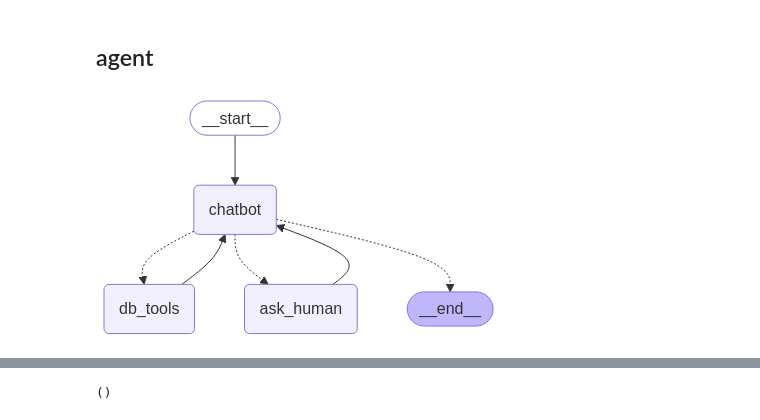
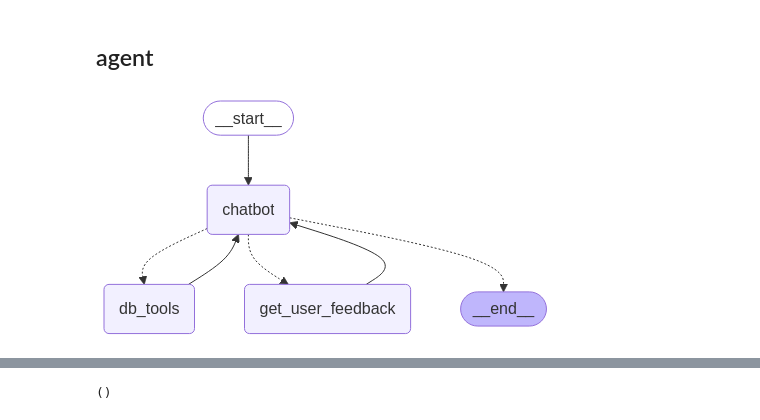
Before and after one commit to josiah-chua/data-mapper-agent, a Jupyter notebook: dev.ipynb, the cells around one changed output, grey strips where cells are left out. Drawn from its saved outputs; the diff is of its cells as text; code cells hidden in the pictures.

Commit message:
removed user feedback codes

```diff
--- a/dev.ipynb
+++ b/dev.ipynb
@@ -102,7 +106,7 @@ db_tools = [
     db_shop_query_tool,
 ]
 # %%
-all_tools = db_tools + [AskHuman]
+all_tools = db_tools + [HumanFeedback]
 # %% [markdown]
 ## agent
 # %%
@@ -120,11 +124,12 @@ agent_llm = agent_llm.bind_tools(all_tools)
 
 # System message
 sys_msg = SystemMessage(content="""You are a data mapping assistant profficient with SQL whose job is to use the 2 databases shop and finance that you are connected to, to match fields with the list of fields in a dataset.
-There are 4 main tasks:
+There are 2 main tasks:
 1. Match fields, find all possible matches from both data bases and give a confidence rating of low medium high based on how confident you are that that database table field maps to the given field.
-2. Always ask the user for feedback after being done with the mapping using the feedback tool.
-3. Generate the SQL query to give you the final data table
-4. Ensure that if columns are joint from different databases/tables match the same field, convert them same format for example, categories of countries might be (US, EU...) in one but in another it is (America, Europe ...) and numerical value are in the same precision/units.
+2. Generate the SQL query to give you the final data table
+Make sure to enforce these rules:
+1. Always ask the user for feedback after being done with the mapping using the feedback tool.
+2. Ensure that if columns are joint from different databases/tables match the same field, convert them same format for example, categories of countries might be (US, EU...) in one but in another it is (America, Europe ...) and numerical value are in the same precision/units.
 """)
 
 def chatbot(state: State):
@@ -170,7 +175,7 @@ def ask_human(state):
         user_message = [
             {
                 'content': feedback,
-                'name': 'ask_human',
+                'name': 'get_user_feedback',
                 'role': 'user',
                 "type": "tool",
                 'tool_call_id': tool_call["id"]
@@ -194,27 +199,27 @@ def route_tools(
     else:
         raise ValueError(f"No messages found in input state to tool_edge: {state}")
     if hasattr(ai_message, "tool_calls") and len(ai_message.tool_calls) > 0:
-        if ai_message.tool_calls[0]["name"] == "AskHuman":
-            return "ask_human"
+        if ai_message.tool_calls[0]["name"] == "get_user_feedback":
+            return "get_user_feedback"
         return "db_tools"
     return END
 # %%
 graph_builder = StateGraph(State)
 graph_builder.add_node("chatbot", chatbot)
 graph_builder.add_node("db_tools", db_tools_node)
-graph_builder.add_node("ask_human", ask_human)
+graph_builder.add_node("get_user_feedback", ask_human)
 graph_builder.add_conditional_edges(
     "chatbot",
     route_tools
 )
-graph_builder.add_edge("ask_human", "chatbot")
+graph_builder.add_edge("get_user_feedback", "chatbot")
 graph_builder.add_edge("db_tools", "chatbot")
 graph_builder.add_edge(START, "chatbot")
 memory = MemorySaver()
 graph = graph_builder.compile(checkpointer=memory)
 display(Image(graph.get_graph().draw_mermaid_png()))
 # %% [output]
-[figure, old version]
+[figure, new version]
 # %%
 config = {"configurable": {"thread_id": "2"}}
 for event in graph.stream(
```
Also changed, not shown: parts of 5 cells of this notebook, 2 other files.
